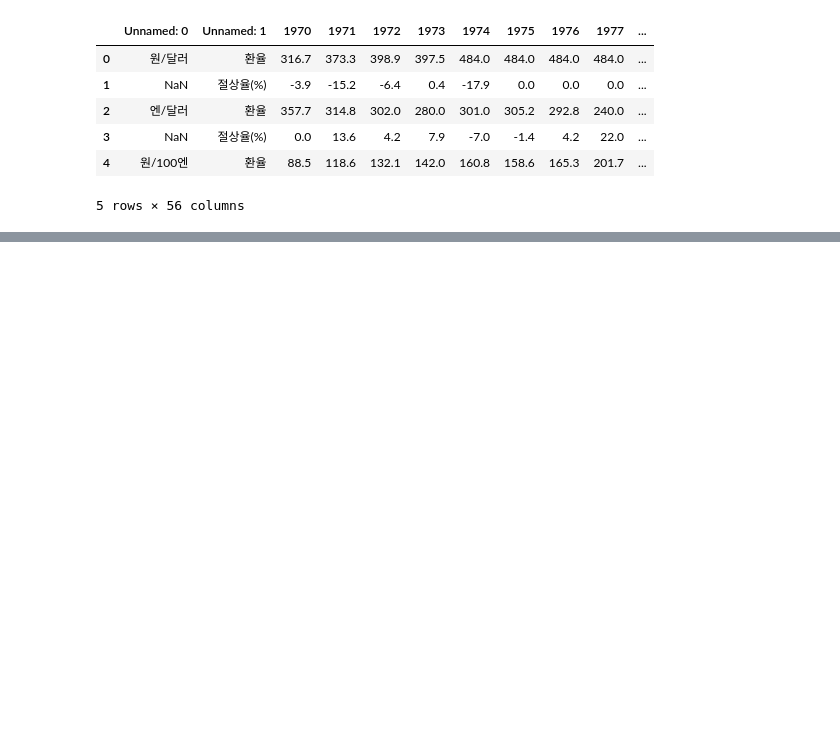
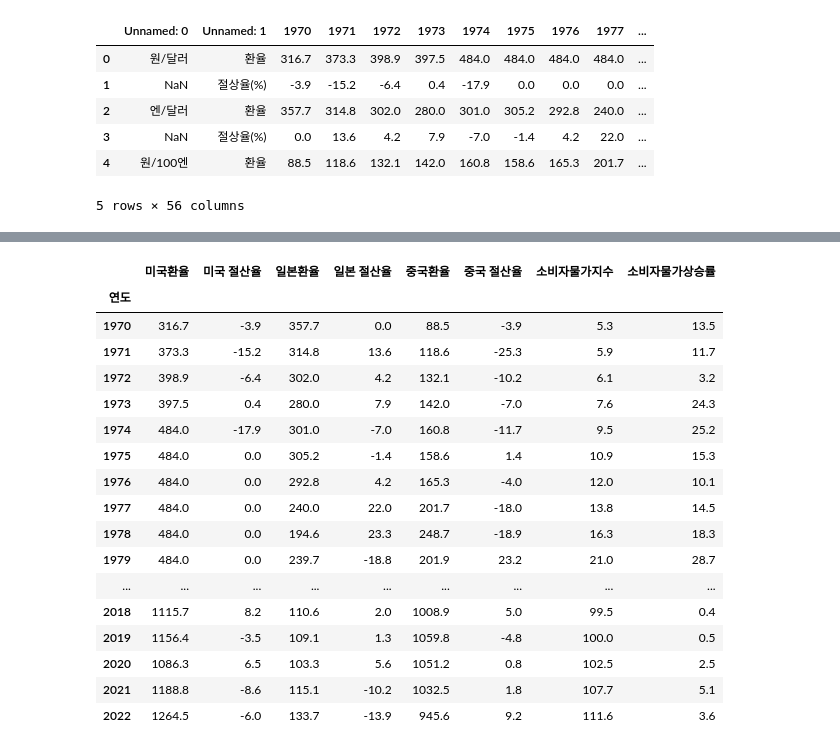
Before and after one commit to daedyu/python-ai, a Jupyter notebook: src/main.ipynb, the cells around one changed output, grey strips where cells are left out. Drawn from its saved outputs; the diff is of its cells as text; code cells hidden in the pictures; blank space fills up the shorter version.

```diff
--- a/src/main.ipynb
+++ b/src/main.ipynb
@@ -76,0 +139,4 @@ dtype: object
+# %%
+data.dropna(axis=0, inplace=True)
+
+data
@@ -76,0 +162,5 @@ dtype: object
+# %%
+# 두개의 데이터 프레임을 열 기준으로 병합
+result_frame = pd.concat([df_transposed, data], axis=1)
+
+result_frame.isnull().sum()
@@ -76,0 +177,6 @@ dtype: object
+# %%
+# None 이 포함된 행 지우기
+result_frame.dropna(axis=0, inplace=True)
+
+# 잘 지워졌는지 결측치 확인
+result_frame.isnull().sum()
@@ -76,0 +193,21 @@ dtype: object
+# %%
+result_frame
+# %% [output]
+|  | 미국환율 | 미국 절산율 | 일본환율 | 일본 절산율 | 중국환율 | 중국 절산율 | 소비자물가지수 | 소비자물가상승률 |
+| 연도 |  |  |  |  |  |  |  |  |
+| 1970 | 316.7 | -3.9 | 357.7 | 0.0 | 88.5 | -3.9 | 5.3 | 13.5 |
+| 1971 | 373.3 | -15.2 | 314.8 | 13.6 | 118.6 | -25.3 | 5.9 | 11.7 |
+| 1972 | 398.9 | -6.4 | 302.0 | 4.2 | 132.1 | -10.2 | 6.1 | 3.2 |
+| 1973 | 397.5 | 0.4 | 280.0 | 7.9 | 142.0 | -7.0 | 7.6 | 24.3 |
+| 1974 | 484.0 | -17.9 | 301.0 | -7.0 | 160.8 | -11.7 | 9.5 | 25.2 |
+| 1975 | 484.0 | 0.0 | 305.2 | -1.4 | 158.6 | 1.4 | 10.9 | 15.3 |
+| 1976 | 484.0 | 0.0 | 292.8 | 4.2 | 165.3 | -4.0 | 12.0 | 10.1 |
+| 1977 | 484.0 | 0.0 | 240.0 | 22.0 | 201.7 | -18.0 | 13.8 | 14.5 |
+| 1978 | 484.0 | 0.0 | 194.6 | 23.3 | 248.7 | -18.9 | 16.3 | 18.3 |
+| 1979 | 484.0 | 0.0 | 239.7 | -18.8 | 201.9 | 23.2 | 21.0 | 28.7 |
+| ... | ... | ... | ... | ... | ... | ... | ... | ... |
+| 2018 | 1115.7 | 8.2 | 110.6 | 2.0 | 1008.9 | 5.0 | 99.5 | 0.4 |
+| 2019 | 1156.4 | -3.5 | 109.1 | 1.3 | 1059.8 | -4.8 | 100.0 | 0.5 |
+| 2020 | 1086.3 | 6.5 | 103.3 | 5.6 | 1051.2 | 0.8 | 102.5 | 2.5 |
+| 2021 | 1188.8 | -8.6 | 115.1 | -10.2 | 1032.5 | 1.8 | 107.7 | 5.1 |
+| 2022 | 1264.5 | -6.0 | 133.7 | -13.9 | 945.6 | 9.2 | 111.6 | 3.6 |
```
Also changed, not shown: parts of 11 cells of this notebook.
